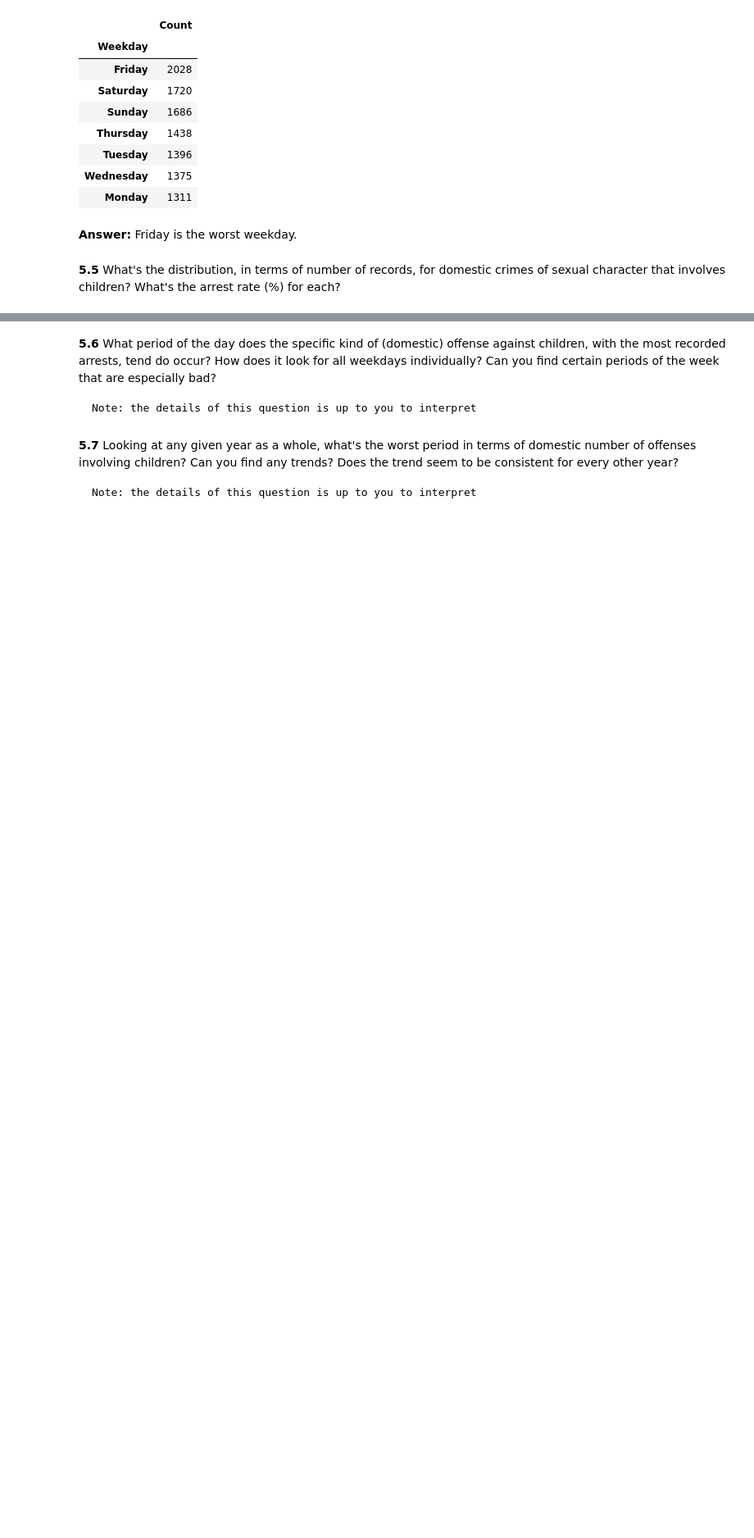
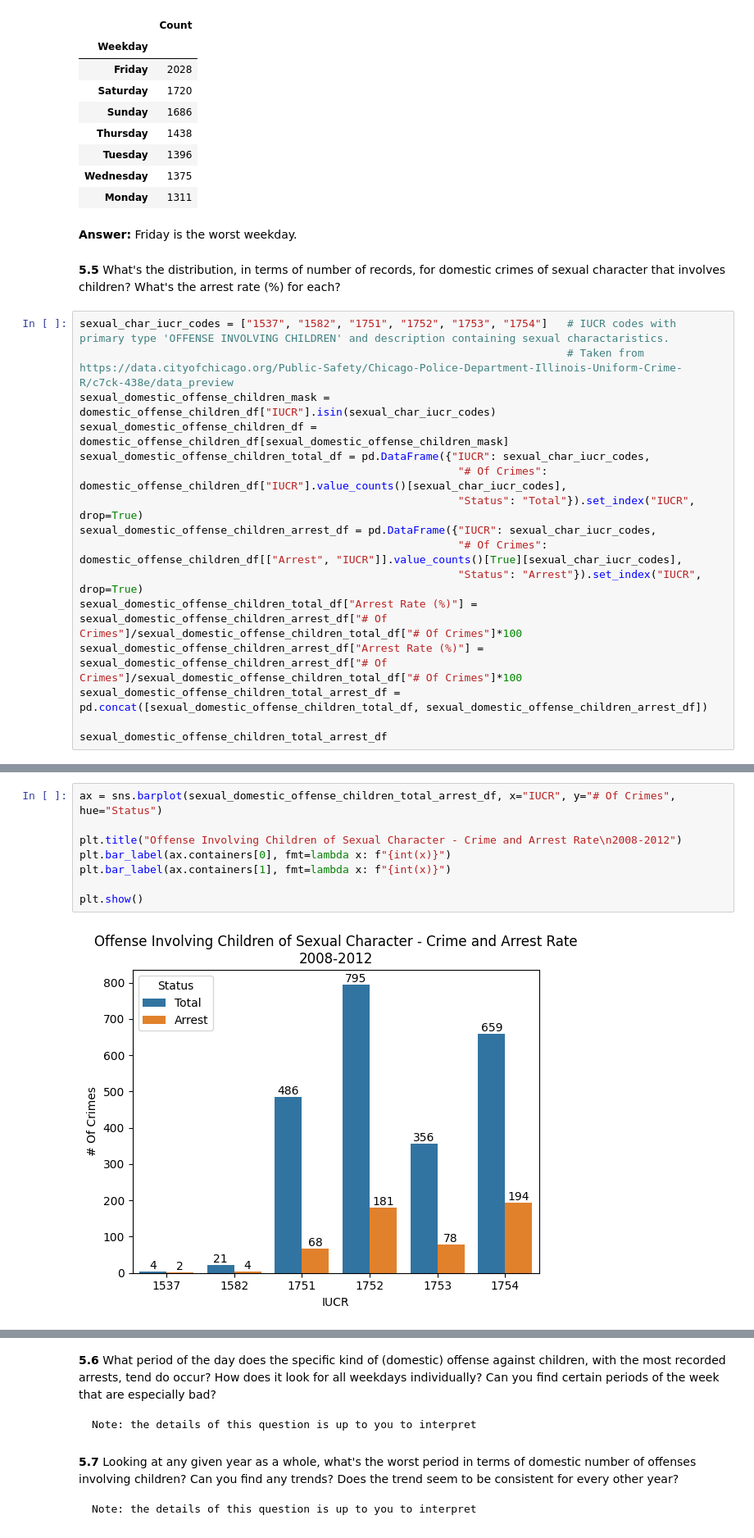
Before and after one commit to SVMino53/aiM24_Databehandling_Inlamning, a Jupyter notebook: Isak_Forsberg_databehandling.ipynb, the cells around one changed output, grey strips where cells are left out. Shown at 82% size. Cells and saved outputs as stored; diff of their text form; blank space fills up the shorter version.

```diff
--- a/Isak_Forsberg_databehandling.ipynb
+++ b/Isak_Forsberg_databehandling.ipynb
@@ -436,3 +425,19 @@ weekday_cases_df
 **Answer:** Friday is the worst weekday.
 # %% [markdown]
 **5.5** What's the distribution, in terms of number of records, for domestic crimes of sexual character that involves children? What's the arrest rate (%) for each?
+# %%
+sexual_char_iucr_codes = ["1537", "1582", "1751", "1752", "1753", "1754"]   # IUCR codes with primary type 'OFFENSE INVOLVING CHILDREN' and description containing sexual charactaristics.
+                                                                            # Taken from https://data.cityofchicago.org/Public-Safety/Chicago-Police-Department-Illinois-Uniform-Crime-R/c7ck-438e/data_preview
+sexual_domestic_offense_children_mask = domestic_offense_children_df["IUCR"].isin(sexual_char_iucr_codes)
+sexual_domestic_offense_children_df = domestic_offense_children_df[sexual_domestic_offense_children_mask]
+sexual_domestic_offense_children_total_df = pd.DataFrame({"IUCR": sexual_char_iucr_codes,
+                                                           "# Of Crimes": domestic_offense_children_df["IUCR"].value_counts()[sexual_char_iucr_codes],
+                                                           "Status": "Total"}).set_index("IUCR", drop=True)
+sexual_domestic_offense_children_arrest_df = pd.DataFrame({"IUCR": sexual_char_iucr_codes,
+                                                           "# Of Crimes": domestic_offense_children_df[["Arrest", "IUCR"]].value_counts()[True][sexual_char_iucr_codes],
+                                                           "Status": "Arrest"}).set_index("IUCR", drop=True)
+sexual_domestic_offense_children_total_df["Arrest Rate (%)"] = sexual_domestic_offense_children_arrest_df["# Of Crimes"]/sexual_domestic_offense_children_total_df["# Of Crimes"]*100
+sexual_domestic_offense_children_arrest_df["Arrest Rate (%)"] = sexual_domestic_offense_children_arrest_df["# Of Crimes"]/sexual_domestic_offense_children_total_df["# Of Crimes"]*100
+sexual_domestic_offense_children_total_arrest_df = pd.concat([sexual_domestic_offense_children_total_df, sexual_domestic_offense_children_arrest_df])
+
+sexual_domestic_offense_children_total_arrest_df
@@ -438,0 +459,10 @@ weekday_cases_df
+# %%
+ax = sns.barplot(sexual_domestic_offense_children_total_arrest_df, x="IUCR", y="# Of Crimes", hue="Status")
+
+plt.title("Offense Involving Children of Sexual Character - Crime and Arrest Rate\n2008-2012")
+plt.bar_label(ax.containers[0], fmt=lambda x: f"{int(x)}")
+plt.bar_label(ax.containers[1], fmt=lambda x: f"{int(x)}")
+
+plt.show()
+# %% [output]
+[figure, added]
```
Also changed, not shown: parts of 3 cells of this notebook.
